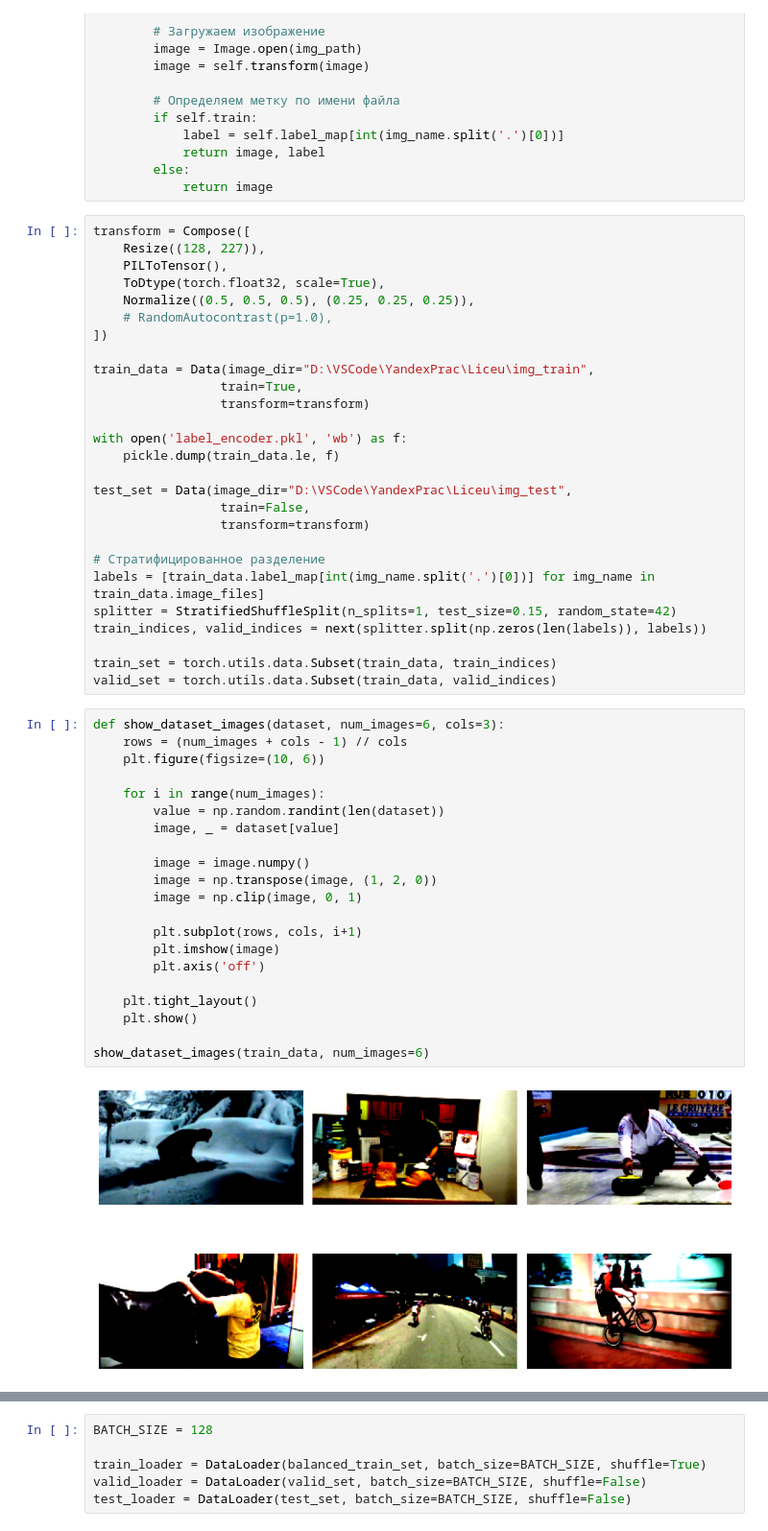
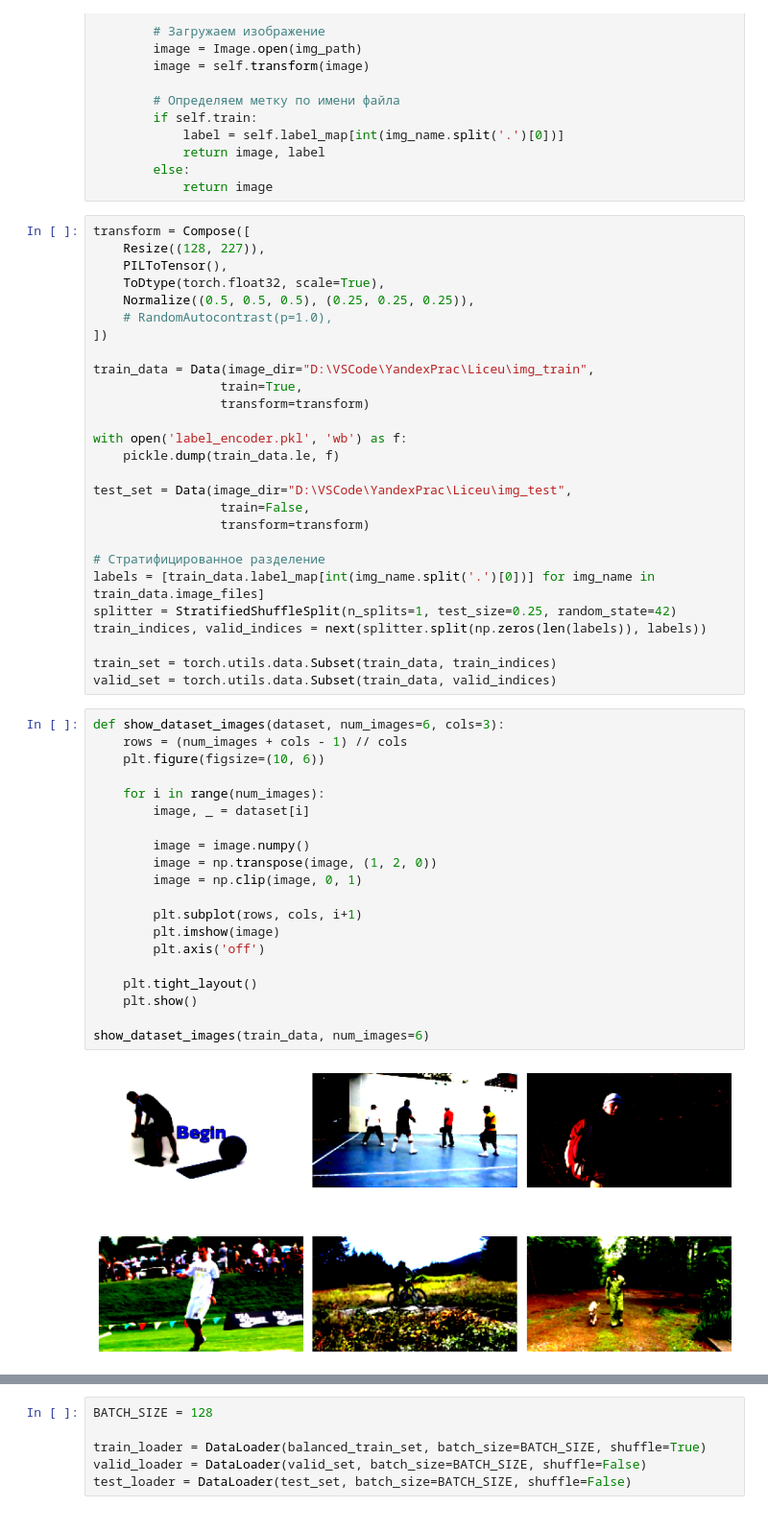
Before and after one commit to Nikcool2500/Yandex-kaggle, a Jupyter notebook: Project2.ipynb, the cells around one changed output, grey strips where cells are left out. Shown at 96% size. Cells and saved outputs as stored; diff of their text form.

```diff
--- a/Project2.ipynb
+++ b/Project2.ipynb
@@ -93,7 +94,7 @@ test_set = Data(image_dir="D:\VSCode\YandexPrac\Liceu\img_test",
 
 # Стратифицированное разделение
 labels = [train_data.label_map[int(img_name.split('.')[0])] for img_name in train_data.image_files]
-splitter = StratifiedShuffleSplit(n_splits=1, test_size=0.15, random_state=42)
+splitter = StratifiedShuffleSplit(n_splits=1, test_size=0.25, random_state=42)
 train_indices, valid_indices = next(splitter.split(np.zeros(len(labels)), labels))
 
 train_set = torch.utils.data.Subset(train_data, train_indices)
@@ -101,26 +102,25 @@ valid_set = torch.utils.data.Subset(train_data, valid_indices)
 # %%
 def show_dataset_images(dataset, num_images=6, cols=3):
     rows = (num_images + cols - 1) // cols
     plt.figure(figsize=(10, 6))
 
     for i in range(num_images):
-        value = np.random.randint(len(dataset))
-        image, _ = dataset[value]
+        image, _ = dataset[i]
 
         image = image.numpy()
         image = np.transpose(image, (1, 2, 0))
         image = np.clip(image, 0, 1)
 
         plt.subplot(rows, cols, i+1)
         plt.imshow(image)
         plt.axis('off')
 
     plt.tight_layout()
     plt.show()
 
 show_dataset_images(train_data, num_images=6)
 # %% [output]
-[figure, old version]
+[figure, new version]
 # %%
 class BalancedDataset(Dataset):
     def __init__(self, original_dataset):
```
Also changed, not shown: parts of 12 cells of this notebook.
